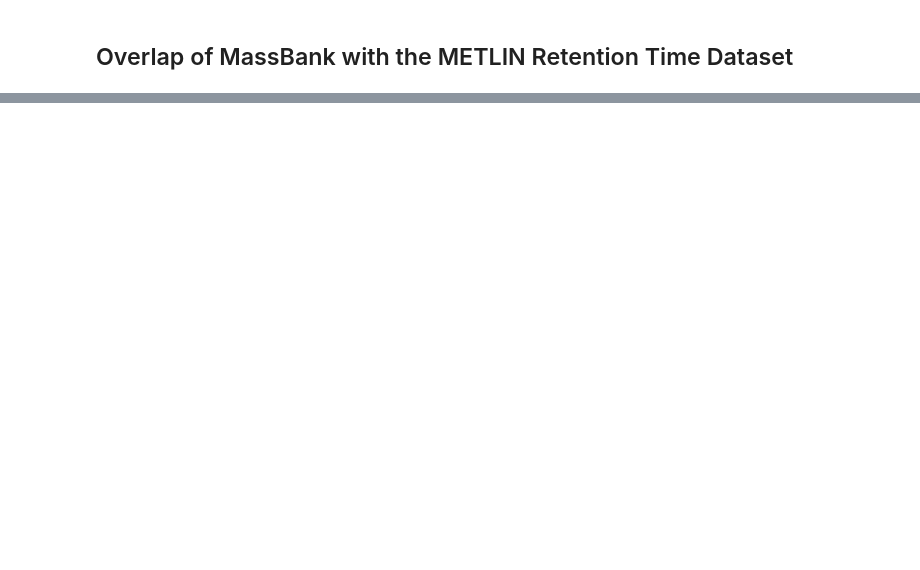
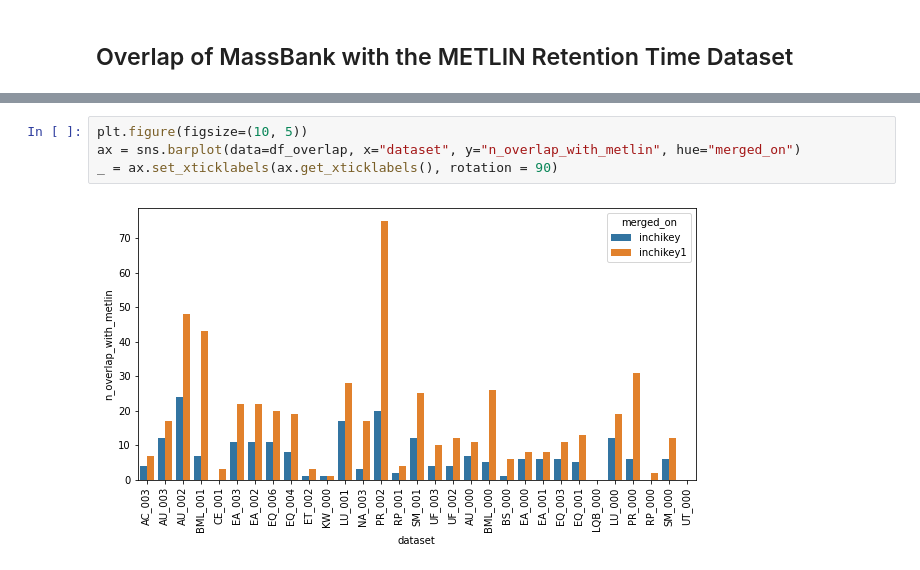
Before and after one commit to bachi55/massbank2db_FILES, a Jupyter notebook: analysis/inspect_overlap_with_metlin.ipynb, the cells around one changed output, grey strips where cells are left out. Saved outputs shown, nothing was run; the diff lists cells and outputs as text; blank space fills up the shorter version.

```diff
--- a/analysis/inspect_overlap_with_metlin.ipynb
+++ b/analysis/inspect_overlap_with_metlin.ipynb
@@ -113,4 +115,10 @@ PR_000 709
 RP_000 69
 SM_000 161
 UT_000 318
+# %%
+plt.figure(figsize=(10, 5))
+ax = sns.barplot(data=df_overlap, x="dataset", y="n_overlap_with_metlin", hue="merged_on")
+_ = ax.set_xticklabels(ax.get_xticklabels(), rotation = 90)
+# %% [output]
+[figure, added]
 # %%
```
Also changed, not shown: parts of 3 cells of this notebook, 2 other files.
